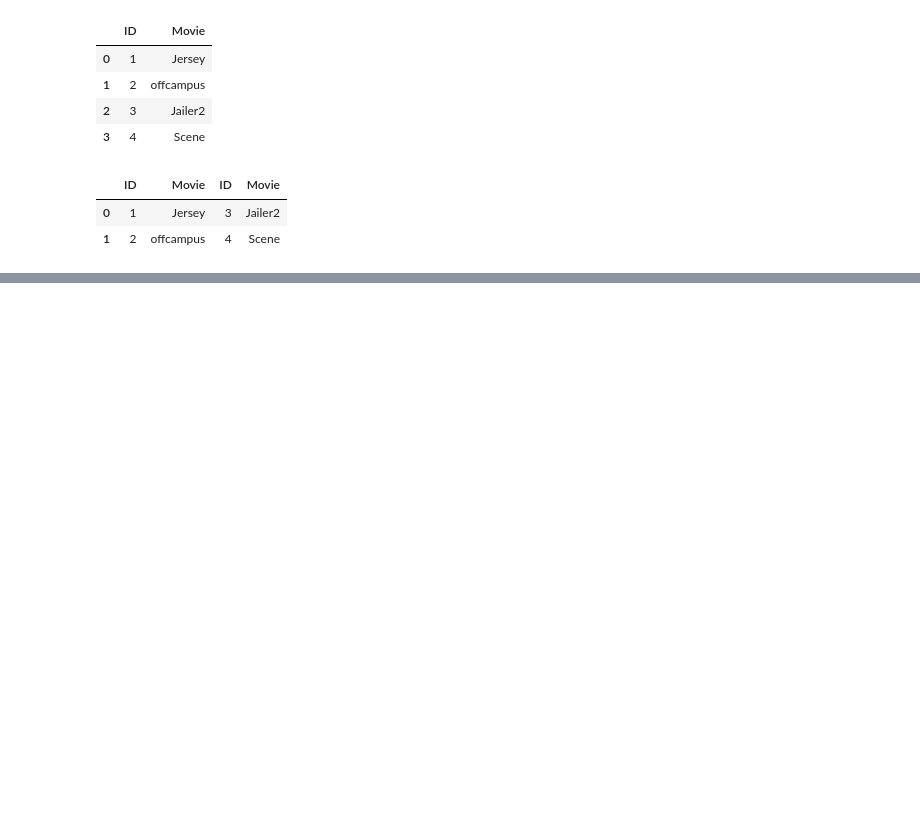
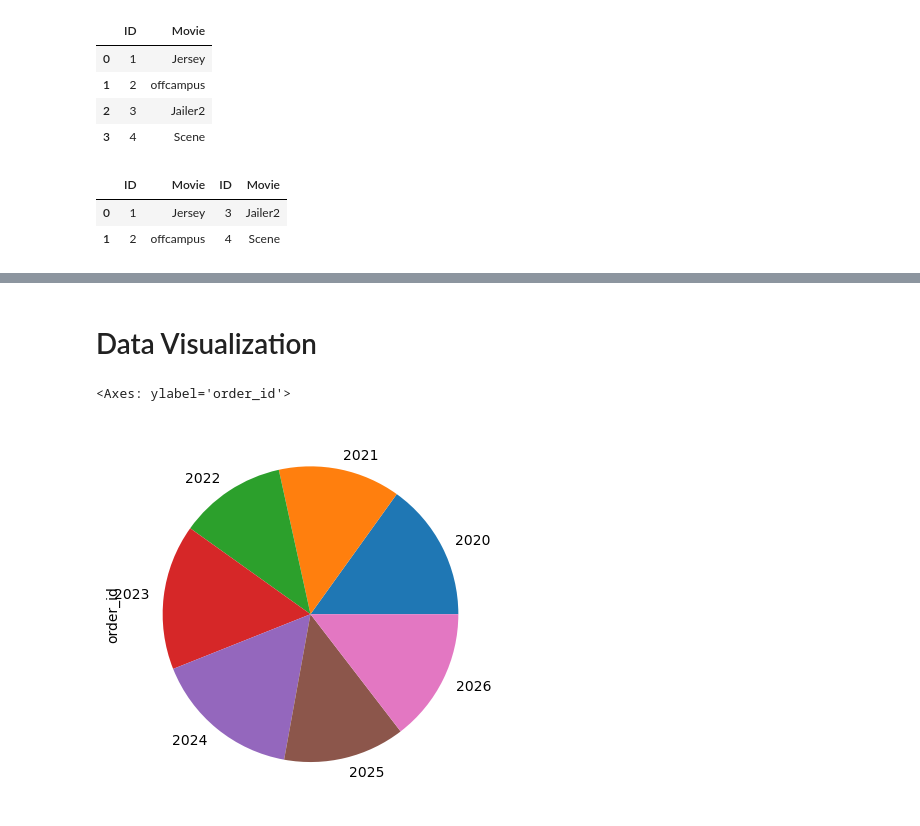
Before and after one commit to puneet-cs/DA23-Data-Analytics, a Jupyter notebook: DA23_Pandas.ipynb, the cells around one changed output, grey strips where cells are left out. Saved outputs shown, nothing was run; the diff lists cells and outputs as text; code cells hidden in the pictures; blank space fills up the shorter version.

```diff
--- a/DA23_Pandas.ipynb
+++ b/DA23_Pandas.ipynb
@@ -1742,0 +1817,4 @@ concat_df
+# %%
+import pandas as pd
+time_series_data = pd.date_range(start = "2020-01-01", end = "2026-12-31", freq = 'h')
+time_series_data
@@ -1742,0 +1834,8 @@ concat_df
+# %%
+# select the random date/time and build the dataframe
+
+import numpy as np
+
+# choice() function is helping to select the random 1000 data values
+random_dates = np.random.choice(time_series_data, size = 1000)
+type(random_dates)
@@ -1742,0 +1844,19 @@ concat_df
+# %%
+# create dataframe with date/time column
+
+# pd.to_datetime() : used to convert numpy date/time data into Pandas date/time format
+# np.arange(1, 1001) : used to generate values from 1 to 1000
+np.random.seed(42)  # this will help to generate same random values
+df = pd.DataFrame({
+        'timestamp' : pd.to_datetime(random_dates),
+        'order_id' : np.arange(1,1001),
+        'food_items' : np.random.choice(['Biryani', 'Egg Puff', 'Paratha', 'Dosa', 'SambharRice'], size = 1000)
+})
+
+df['year'] = df['timestamp'].dt.year
+df['month'] = df['timestamp'].dt.month
+df['Day'] = df['timestamp'].dt.day
+df['Hour'] = df['timestamp'].dt.hour
+df['Minute'] = df['timestamp'].dt.minute
+df['Second'] = df['timestamp'].dt.second
+df
@@ -1742,0 +1877,10 @@ concat_df
+# %% [markdown]
+# Data Visualization
+# %%
+# plot() function is used for plotting the charts in the pandas
+# Pandas can also be used to plot simple charts
+
+df.groupby('year')["order_id"].sum().plot(kind = 'pie')
+# %% [output]
+<Axes: ylabel='order_id'>
+[figure, added]
```
Also changed, not shown: parts of 9 cells of this notebook.
